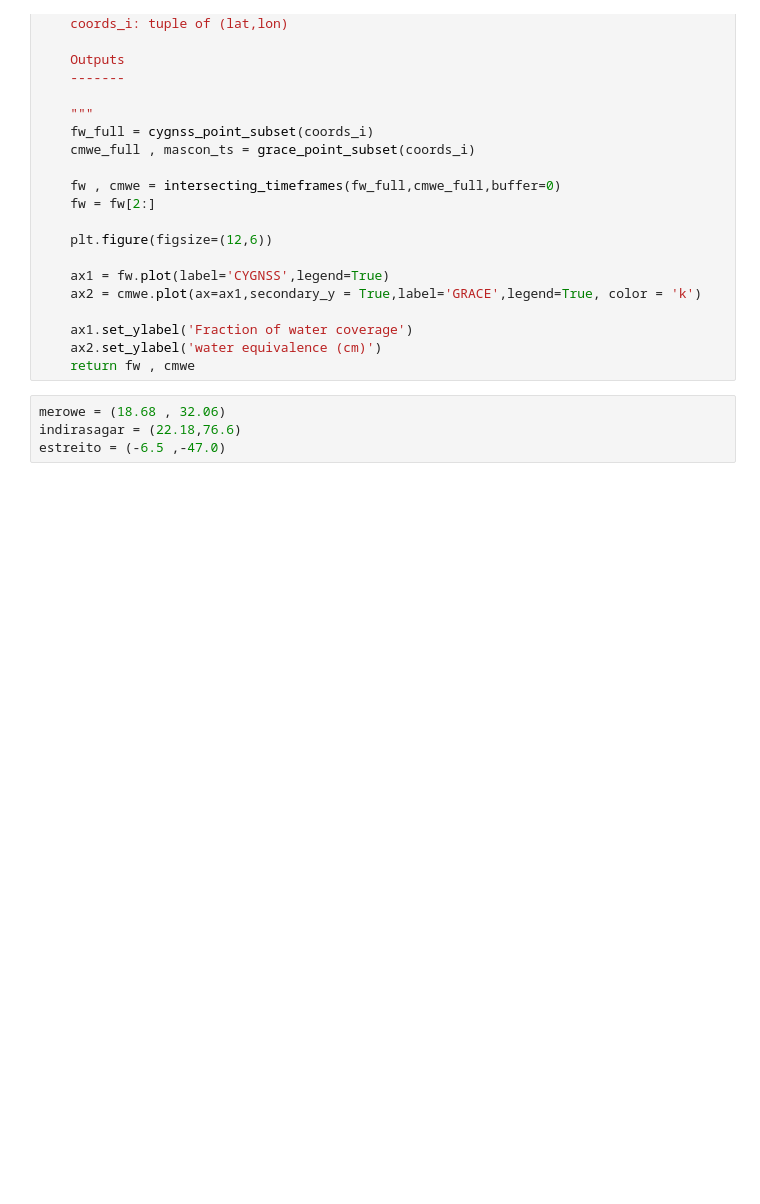
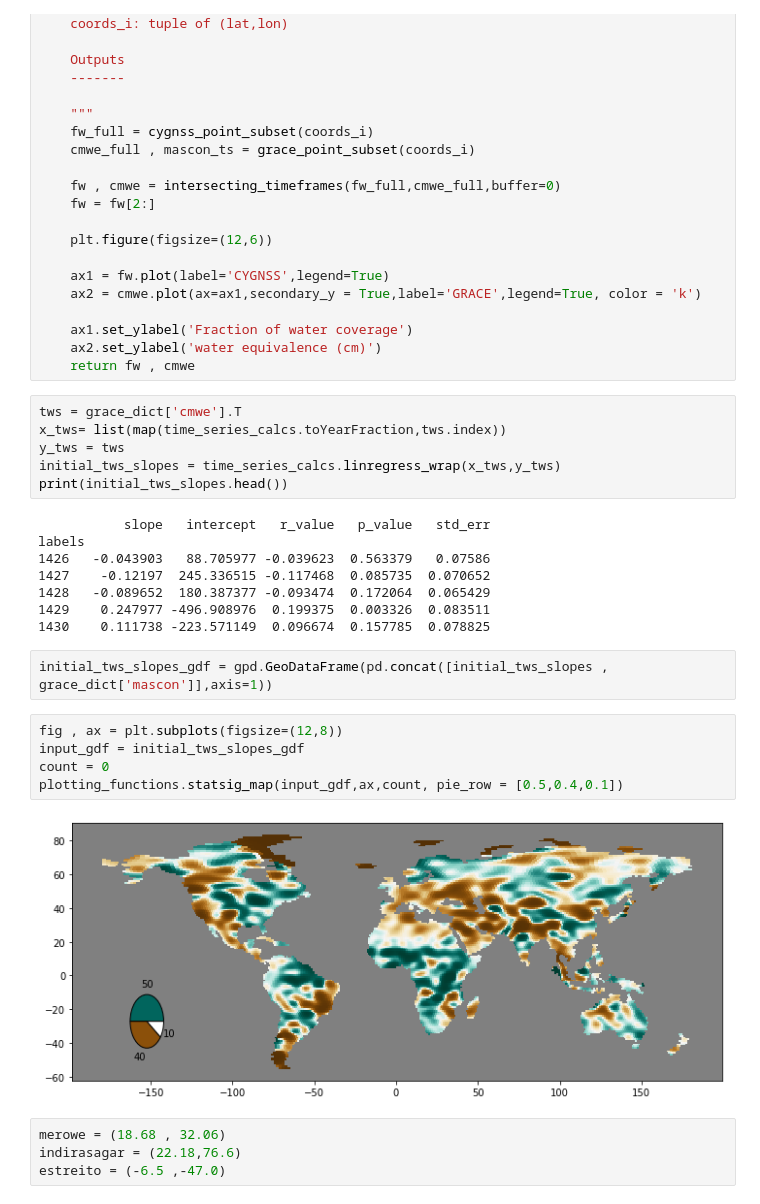
Before and after one commit to ascheliga/CYGNSS-GRACE, a Jupyter notebook: notebooks/res_time_series.ipynb, the cells around one changed output. Drawn from its saved outputs; the diff is of its cells as text; blank space fills up the shorter version.

Commit message:
debugging plotting

```diff
--- a/notebooks/res_time_series.ipynb
+++ b/notebooks/res_time_series.ipynb
@@ -92,6 +94,29 @@ def single_timeseries_GRACE_CYGNSS(coords_i):
     ax1.set_ylabel('Fraction of water coverage')
     ax2.set_ylabel('water equivalence (cm)')
     return fw , cmwe
+# %%
+tws = grace_dict['cmwe'].T
+x_tws= list(map(time_series_calcs.toYearFraction,tws.index))
+y_tws = tws
+initial_tws_slopes = time_series_calcs.linregress_wrap(x_tws,y_tws)
+print(initial_tws_slopes.head())
+# %% [output]
+           slope   intercept   r_value   p_value   std_err
+labels
+1426   -0.043903   88.705977 -0.039623  0.563379   0.07586
+1427    -0.12197  245.336515 -0.117468  0.085735  0.070652
+1428   -0.089652  180.387377 -0.093474  0.172064  0.065429
+1429    0.247977 -496.908976  0.199375  0.003326  0.083511
+1430    0.111738 -223.571149  0.096674  0.157785  0.078825
+# %%
+initial_tws_slopes_gdf = gpd.GeoDataFrame(pd.concat([initial_tws_slopes , grace_dict['mascon']],axis=1))
+# %%
+fig , ax = plt.subplots(figsize=(12,8))
+input_gdf = initial_tws_slopes_gdf
+count = 0
+plotting_functions.statsig_map(input_gdf,ax,count, pie_row = [0.5,0.4,0.1])
+# %% [output]
+[figure, added]
 # %%
 merowe = (18.68 , 32.06)
 indirasagar = (22.18,76.6)
```
Also changed, not shown: parts of 3 cells of this notebook.
